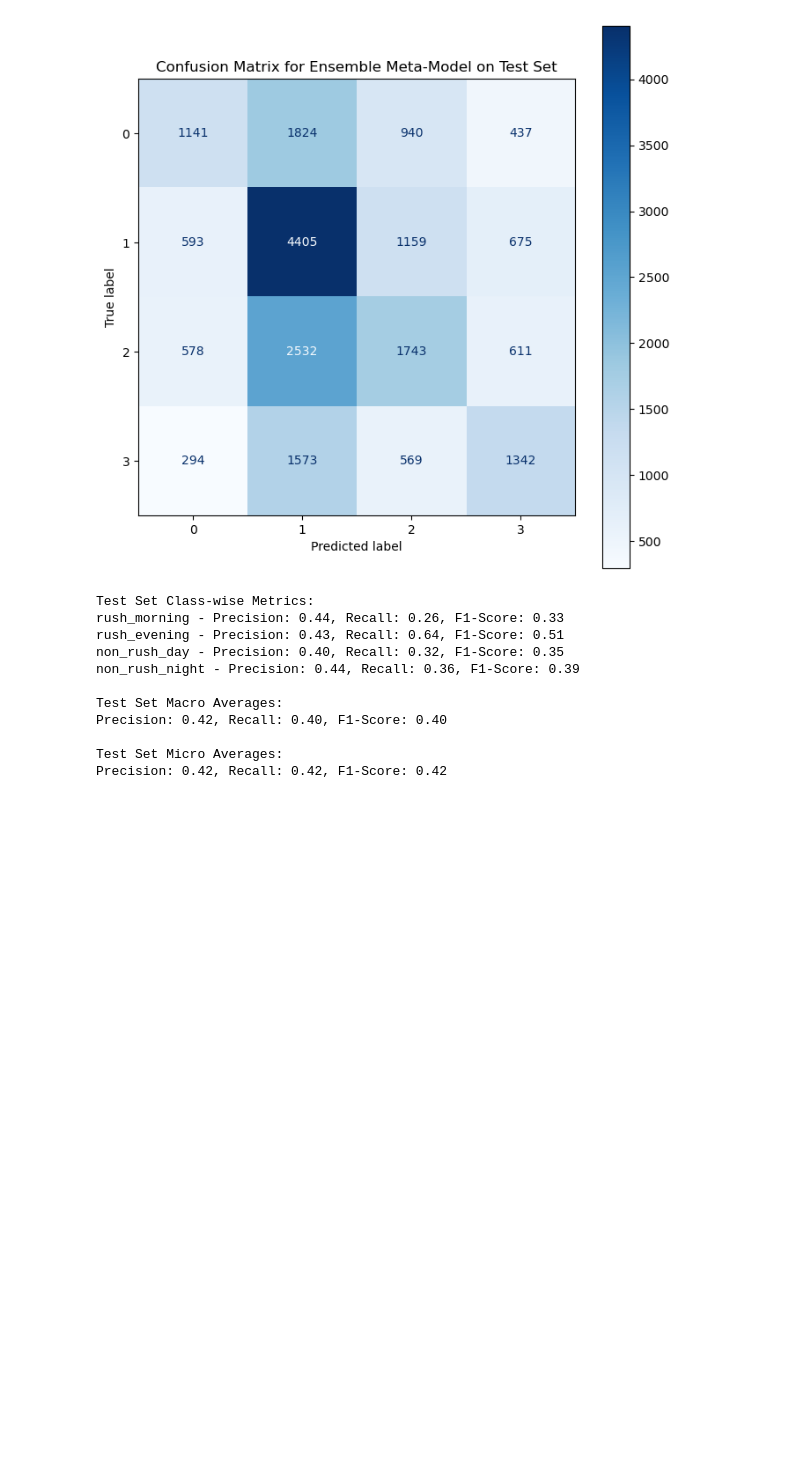
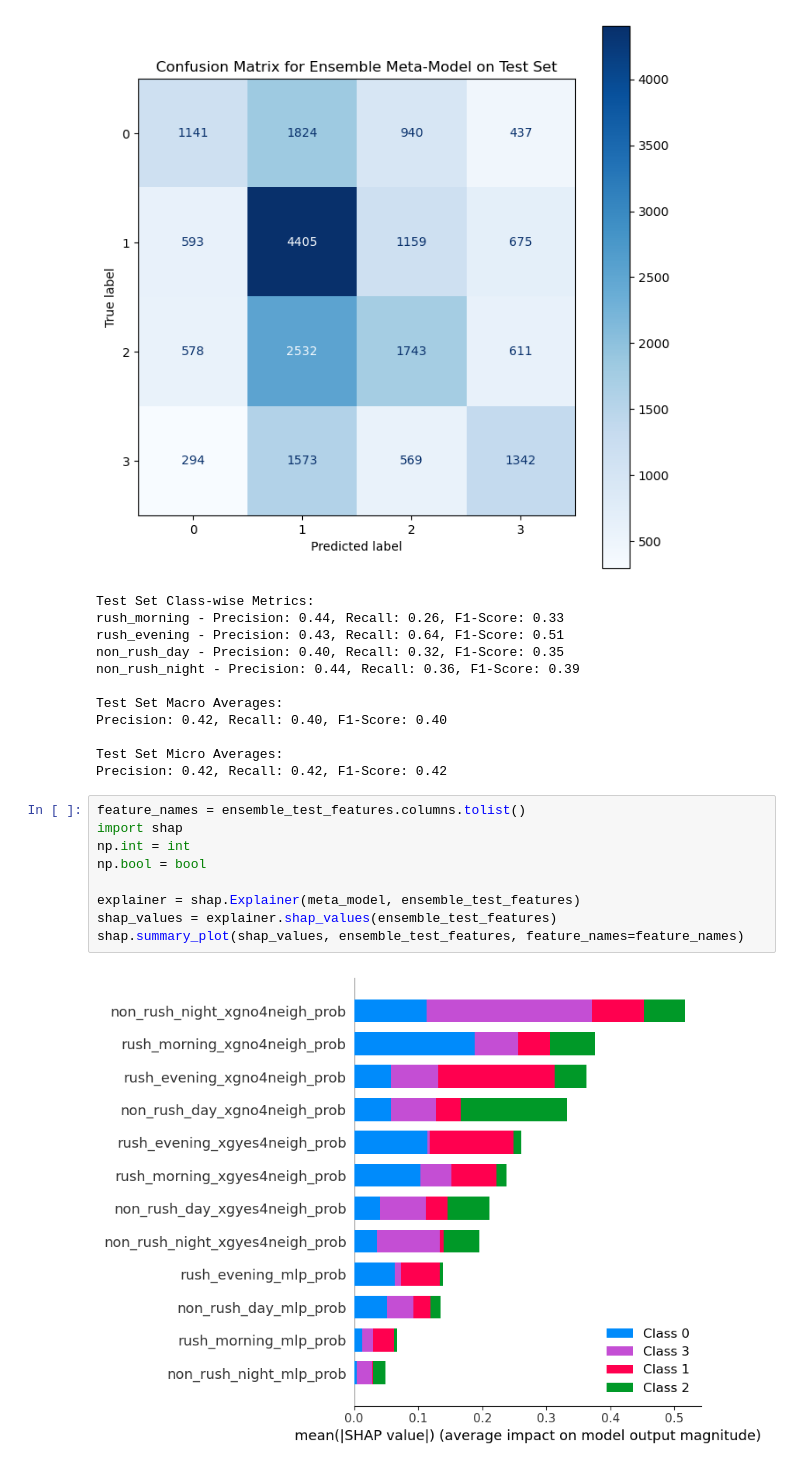
Before and after one commit to jiax264/AI_2023F_Final_Project, a Jupyter notebook: 04_Modeling/Ensemble_2xgboost_MLP.ipynb, the cells around one changed output. Saved outputs shown, nothing was run; the diff lists cells and outputs as text; blank space fills up the shorter version.

Commit message:
add shap analysis

```diff
--- a/04_Modeling/Ensemble_2xgboost_MLP.ipynb
+++ b/04_Modeling/Ensemble_2xgboost_MLP.ipynb
@@ -157,3 +157,14 @@ Precision: 0.42, Recall: 0.40, F1-Score: 0.40
 
 Test Set Micro Averages:
 Precision: 0.42, Recall: 0.42, F1-Score: 0.42
+# %%
+feature_names = ensemble_test_features.columns.tolist()
+import shap
+np.int = int
+np.bool = bool
+
+explainer = shap.Explainer(meta_model, ensemble_test_features)
+shap_values = explainer.shap_values(ensemble_test_features)
+shap.summary_plot(shap_values, ensemble_test_features, feature_names=feature_names)
+# %% [output]
+[figure, added]
```
Also changed, not shown: parts of 4 cells of this notebook.
